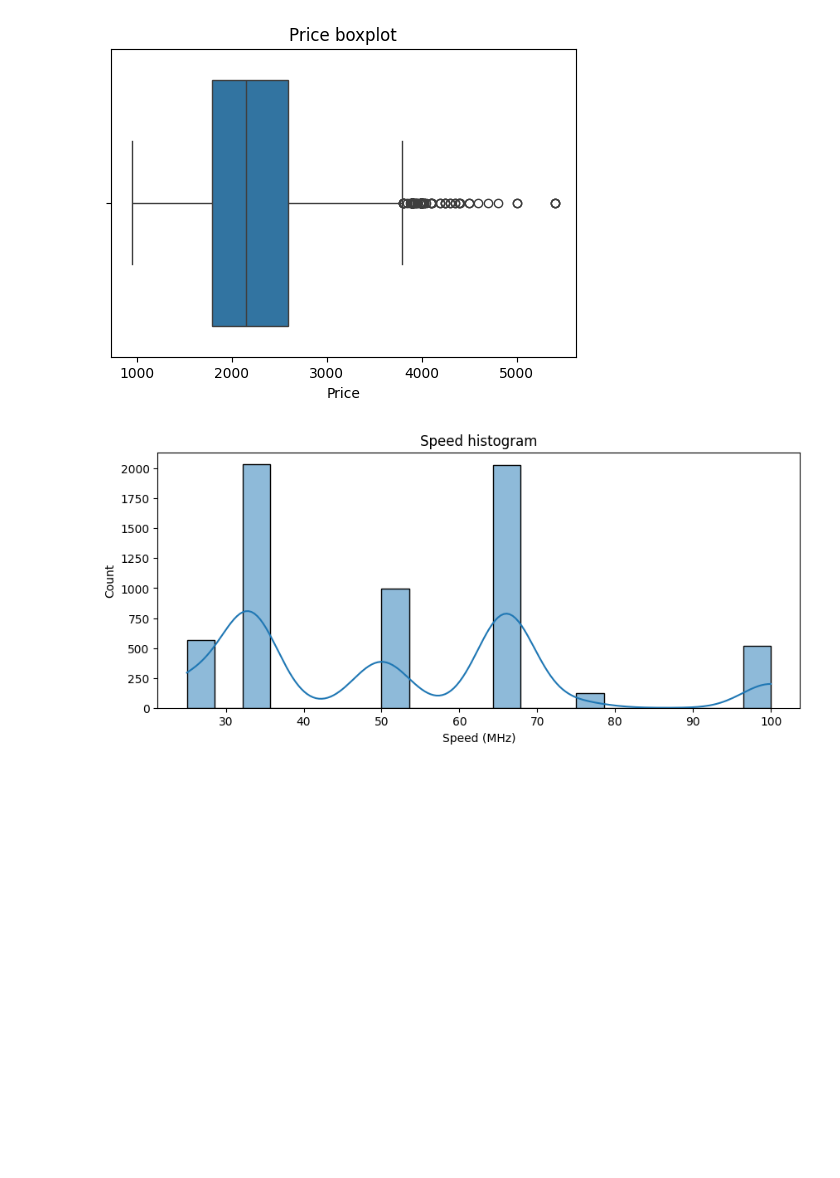
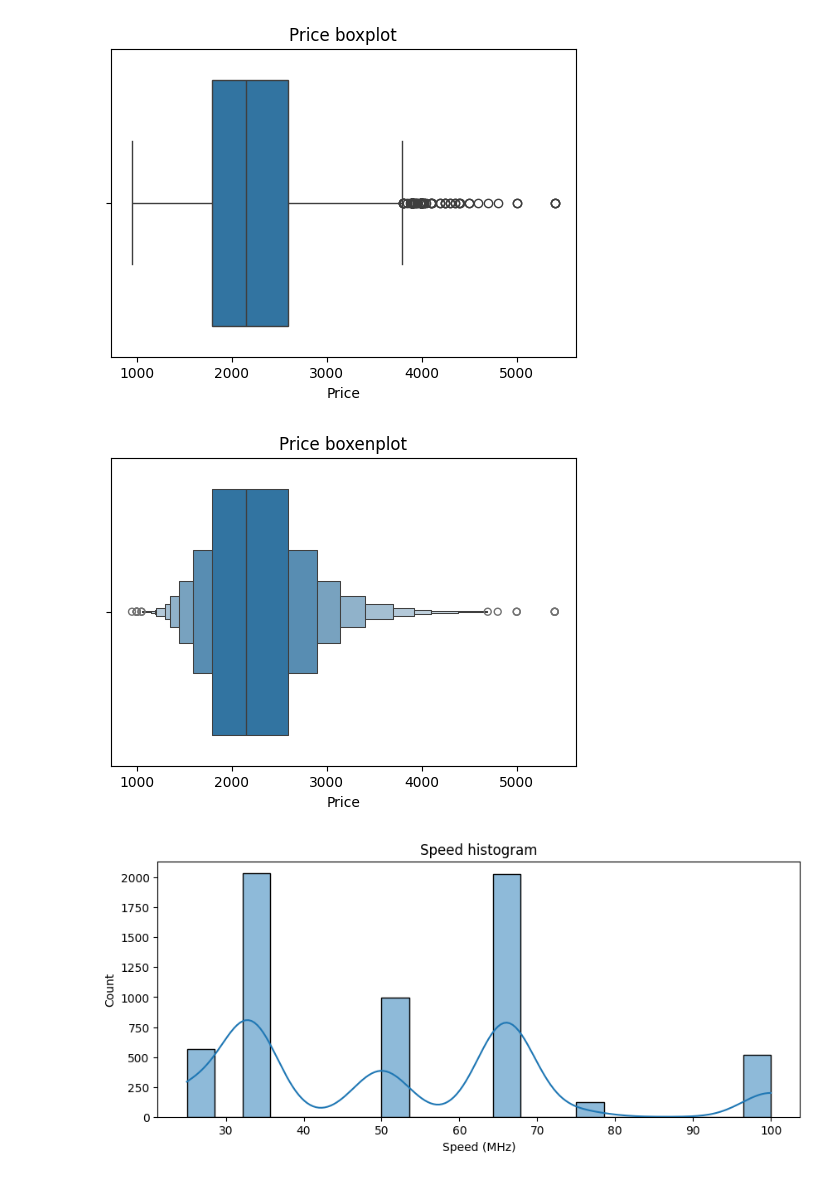
Before and after one commit to Devilstix/BIT_Data_analyst, a Jupyter notebook: 05_regressions/01_lesson/01_EDA_assignments.ipynb, the cells around one changed output. Cells and saved outputs as stored; diff of their text form; code cells hidden in the pictures; blank space fills up the shorter version.

```diff
--- a/05_regressions/01_lesson/01_EDA_assignments.ipynb
+++ b/05_regressions/01_lesson/01_EDA_assignments.ipynb
@@ -50,6 +50,14 @@ plt.xlabel("Price")
 plt.show()
 # %% [output]
 [figure]
+# %%
+plt.figure(figsize=(6,4))
+sns.boxenplot(x=computers["price"])
+plt.title("Price boxenplot")
+plt.xlabel("Price")
+plt.show()
+# %% [output]
+[figure, added]
 # %%
 plt.figure(figsize=(10,4))
 sns.histplot(computers["speed"], kde=True)
```
Also changed, not shown: parts of 4 cells of this notebook, 3 other files.
